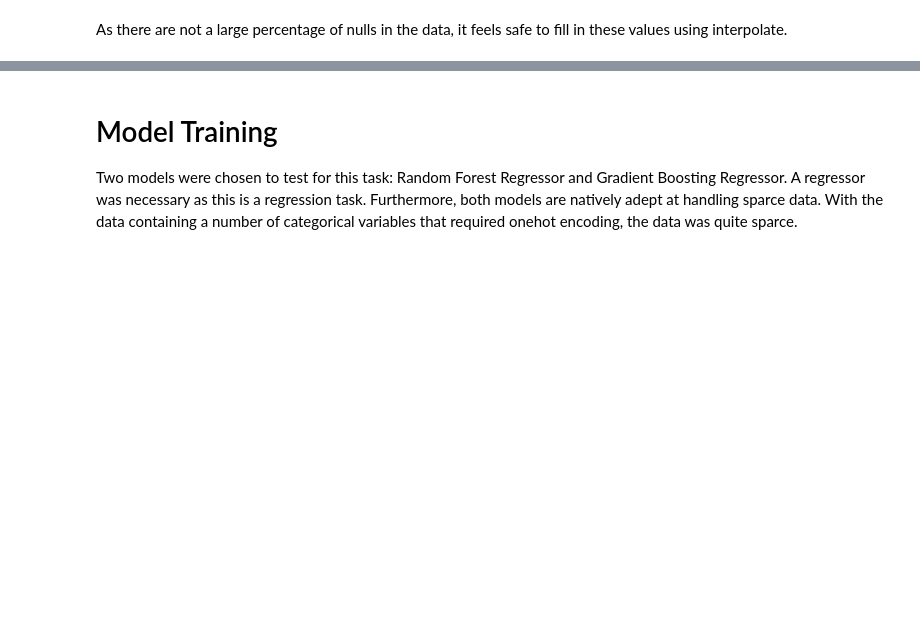
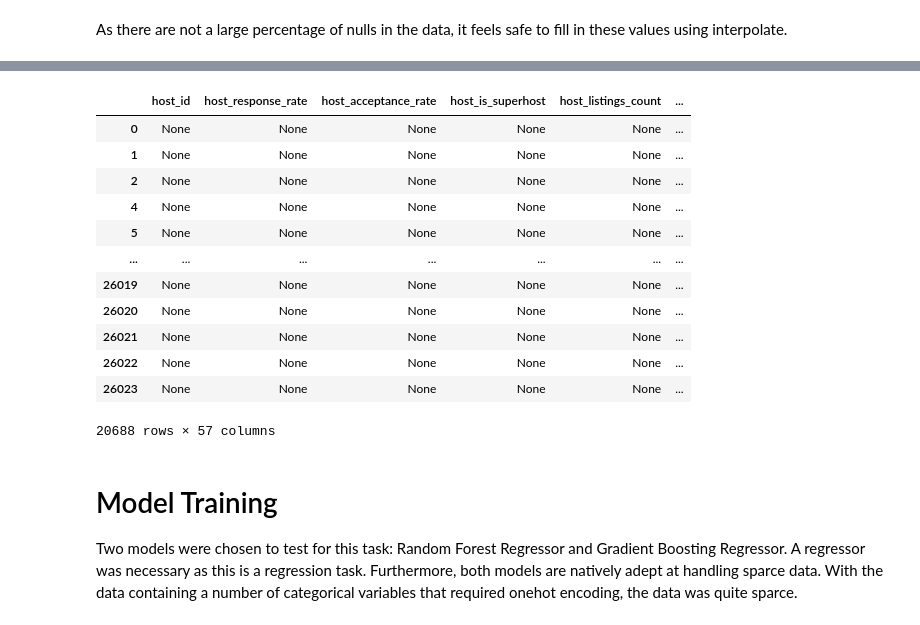
Before and after one commit to dmdequin/airbnb_price_predict, a Jupyter notebook: airbnb_price_predict.ipynb, the cells around one changed output, grey strips where cells are left out. Cells and saved outputs as stored; diff of their text form; code cells hidden in the pictures; blank space fills up the shorter version.

```diff
--- a/airbnb_price_predict.ipynb
+++ b/airbnb_price_predict.ipynb
@@ -286,8 +296,8 @@ Largest percentage of nulls in a single column: 17.82%
 # %% [markdown]
 As there are not a large percentage of nulls in the data, it feels safe to fill in these values using interpolate.
 # %%
-# Handle Nulls usint interpolate
+# Handle Nulls using interpolate
 for col in data_numerical.columns:
     if data_numerical.isnull().values.any():
         data_numerical[col] = data_numerical[col].astype(float)
-        data_numerical[col] = data_numerical[col].interpolate(method='linear')
+        #data_numerical[col] = data_numerical[col].astype(float).interpolate(method='linear', inplace=True)
@@ -294,3 +314,19 @@ for col in data_numerical.columns:
+# %%
+data_numerical[data_numerical.isnull()]
+# %% [output]
+|  | host_id | host_response_rate | host_acceptance_rate | host_is_superhost | host_listings_count | ... |
+| 0 | None | None | None | None | None | ... |
+| 1 | None | None | None | None | None | ... |
+| 2 | None | None | None | None | None | ... |
+| 4 | None | None | None | None | None | ... |
+| 5 | None | None | None | None | None | ... |
+| ... | ... | ... | ... | ... | ... | ... |
+| 26019 | None | None | None | None | None | ... |
+| 26020 | None | None | None | None | None | ... |
+| 26021 | None | None | None | None | None | ... |
+| 26022 | None | None | None | None | None | ... |
+| 26023 | None | None | None | None | None | ... |
+20688 rows × 57 columns
 # %%
 # Normalize data using min-max normalization
 normalized_numerical_data = (data_numerical-data_numerical.min())/(data_numerical.max()-data_numerical.min())
```
Also changed, not shown: parts of 13 cells of this notebook, 6 other files.
